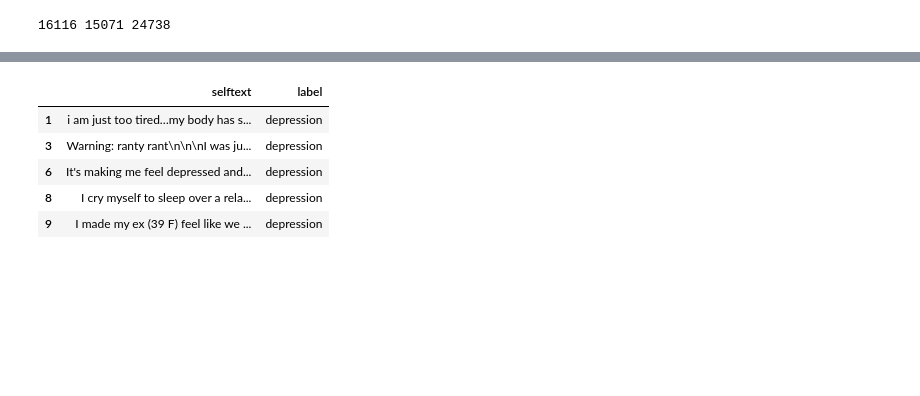
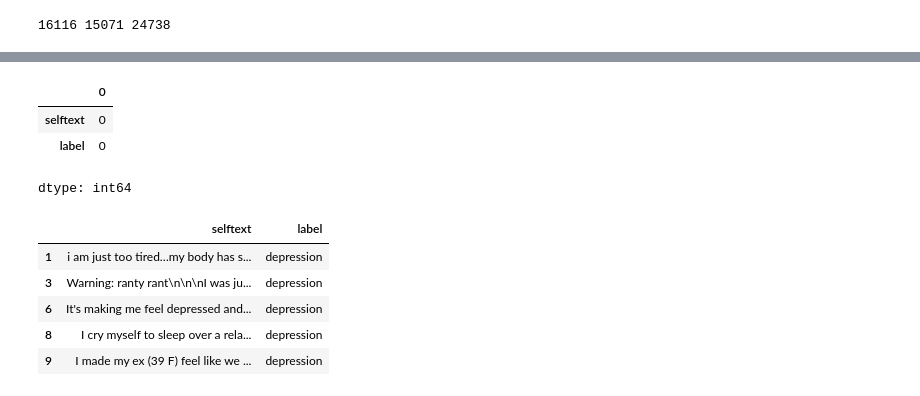
Before and after one commit to mk123x/Mental-Health-Transformer-Classification, a Jupyter notebook: mental_health__transformer_classification.ipynb, the cells around one changed output, grey strips where cells are left out. Drawn from its saved outputs; the diff is of its cells as text; code cells hidden in the pictures; blank space fills up the shorter version.

```diff
--- a/mental_health__transformer_classification.ipynb
+++ b/mental_health__transformer_classification.ipynb
@@ -119,2 +129,9 @@ np.int64(0)
+# %%
+neutral_downsampled.isna().sum()
+# %% [output]
+|  | 0 |
+| selftext | 0 |
+| label | 0 |
+dtype: int64
 # %%
 depression = depression[
```
Also changed, not shown: parts of 59 cells of this notebook.
